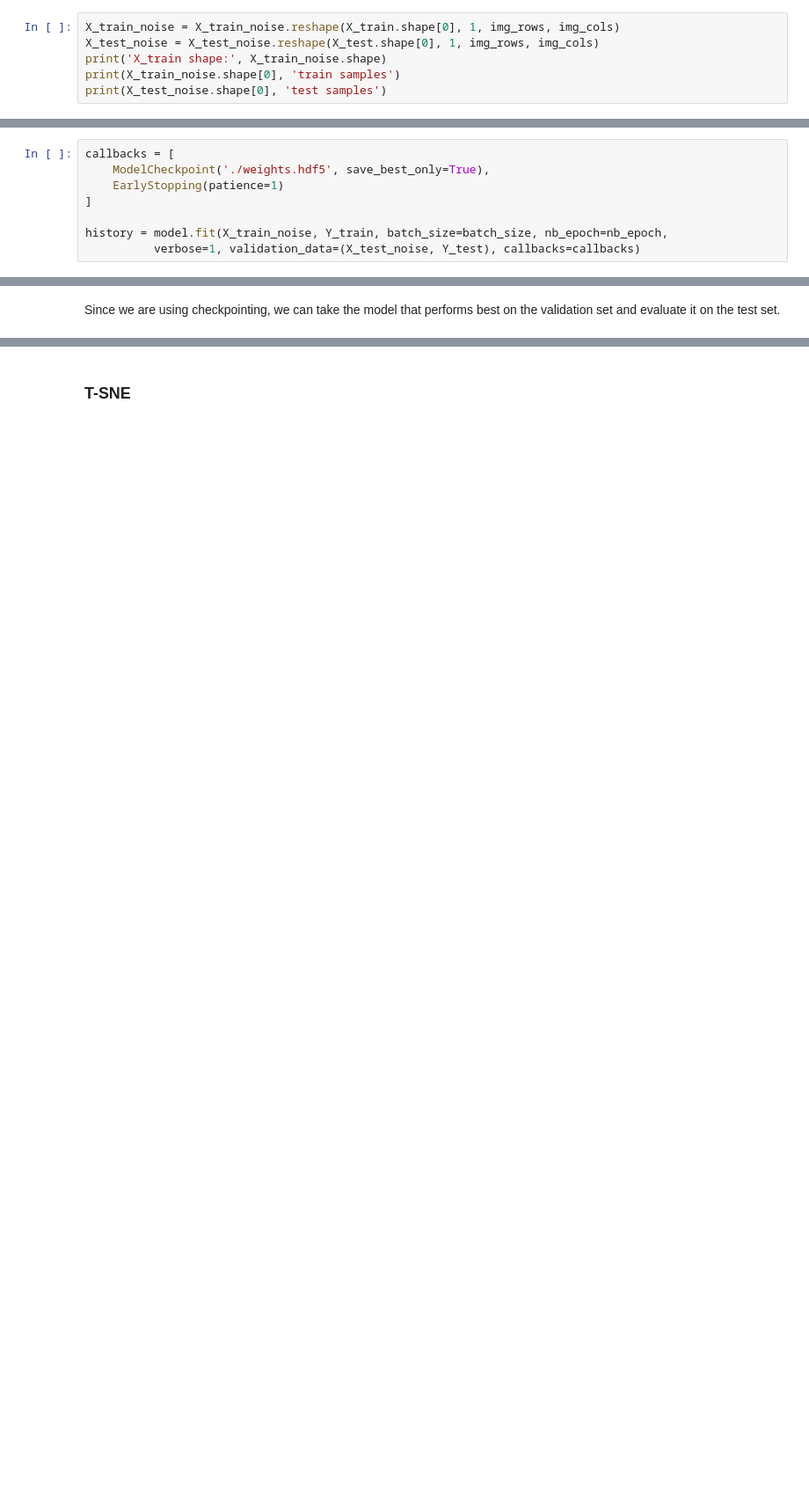
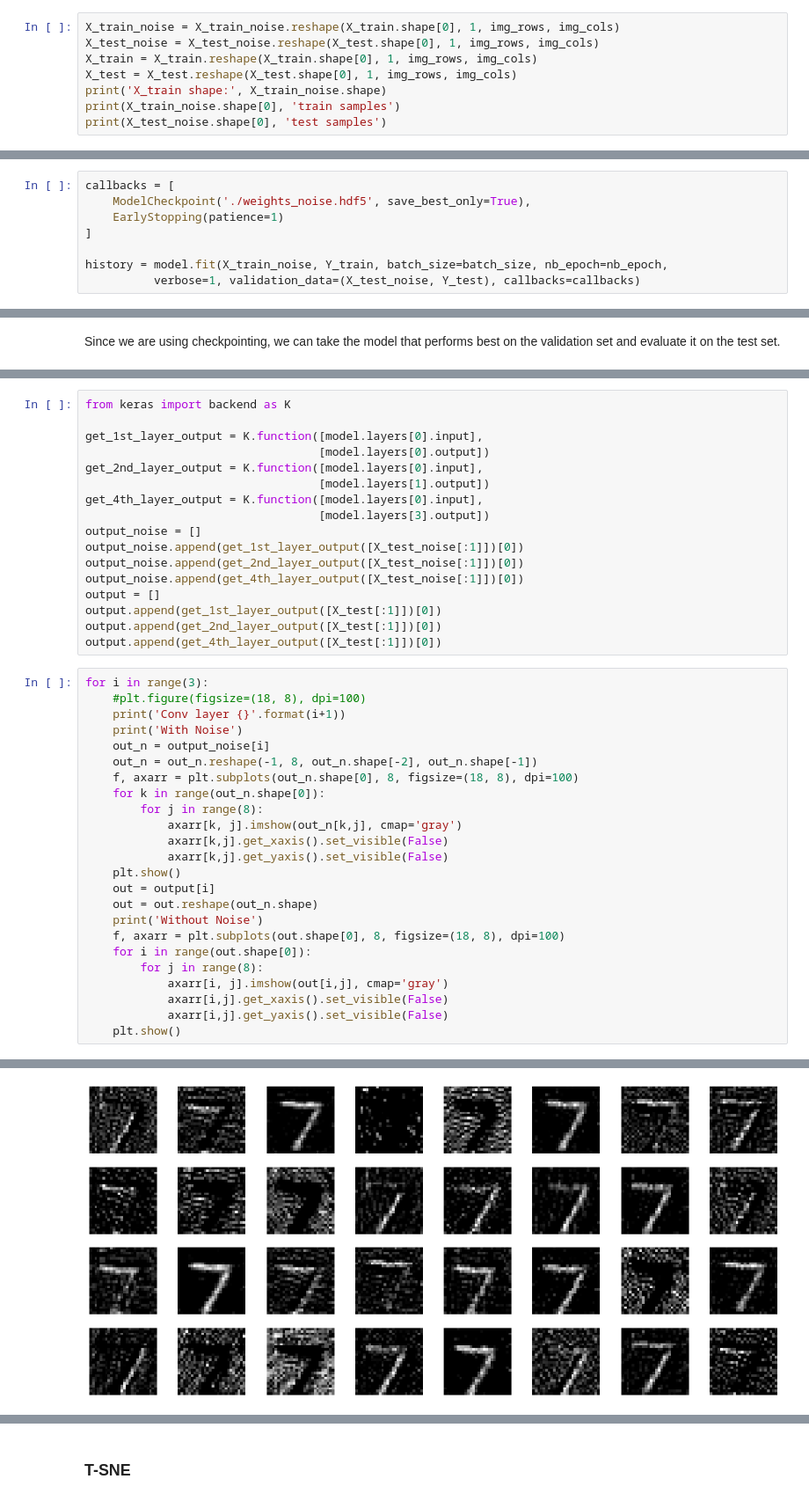
Before and after one commit to telecombcn-dl/dlcv01, a Jupyter notebook: folder_trials/Task1_CNN-Random_Noise.ipynb, the cells around one changed output, grey strips where cells are left out. Shown: that part at 88% size. Cells and saved outputs as stored; diff of their text form; blank space fills up the shorter version.

```diff
--- a/folder_trials/Task1_CNN-Random_Noise.ipynb
+++ b/folder_trials/Task1_CNN-Random_Noise.ipynb
@@ -63,6 +63,8 @@ We need to reshape the images into vectors, convert the pixel values to float nu
 # %%
 X_train_noise = X_train_noise.reshape(X_train.shape[0], 1, img_rows, img_cols)
 X_test_noise = X_test_noise.reshape(X_test.shape[0], 1, img_rows, img_cols)
+X_train = X_train.reshape(X_train.shape[0], 1, img_rows, img_cols)
+X_test = X_test.reshape(X_test.shape[0], 1, img_rows, img_cols)
 print('X_train shape:', X_train_noise.shape)
 print(X_train_noise.shape[0], 'train samples')
 print(X_test_noise.shape[0], 'test samples')
@@ -119,7 +121,7 @@ Total params: 234282
 ____________________________________________________________________________________________________
 # %%
 callbacks = [
-    ModelCheckpoint('./weights.hdf5', save_best_only=True),
+    ModelCheckpoint('./weights_noise.hdf5', save_best_only=True),
     EarlyStopping(patience=1)
 ]
 
@@ -162,0 +186,42 @@ for i in range(4):
+# %%
+from keras import backend as K
+
+get_1st_layer_output = K.function([model.layers[0].input],
+                                  [model.layers[0].output])
+get_2nd_layer_output = K.function([model.layers[0].input],
+                                  [model.layers[1].output])
+get_4th_layer_output = K.function([model.layers[0].input],
+                                  [model.layers[3].output])
+output_noise = []
+output_noise.append(get_1st_layer_output([X_test_noise[:1]])[0])
+output_noise.append(get_2nd_layer_output([X_test_noise[:1]])[0])
+output_noise.append(get_4th_layer_output([X_test_noise[:1]])[0])
+output = []
+output.append(get_1st_layer_output([X_test[:1]])[0])
+output.append(get_2nd_layer_output([X_test[:1]])[0])
+output.append(get_4th_layer_output([X_test[:1]])[0])
+# %%
+for i in range(3):
+    #plt.figure(figsize=(18, 8), dpi=100)
+    print('Conv layer {}'.format(i+1))
+    print('With Noise')
+    out_n = output_noise[i]
+    out_n = out_n.reshape(-1, 8, out_n.shape[-2], out_n.shape[-1])
+    f, axarr = plt.subplots(out_n.shape[0], 8, figsize=(18, 8), dpi=100)
+    for k in range(out_n.shape[0]):
+        for j in range(8):
+            axarr[k, j].imshow(out_n[k,j], cmap='gray')
+            axarr[k,j].get_xaxis().set_visible(False)
+            axarr[k,j].get_yaxis().set_visible(False)
+    plt.show()
+    out = output[i]
+    out = out.reshape(out_n.shape)
+    print('Without Noise')
+    f, axarr = plt.subplots(out.shape[0], 8, figsize=(18, 8), dpi=100)
+    for i in range(out.shape[0]):
+        for j in range(8):
+            axarr[i, j].imshow(out[i,j], cmap='gray')
+            axarr[i,j].get_xaxis().set_visible(False)
+            axarr[i,j].get_yaxis().set_visible(False)
+    plt.show()
+# %% [output]
@@ -162,0 +230 @@ for i in range(4):
+[figure, added]
```
Also changed, not shown: parts of 10 cells of this notebook, 1 other file.
